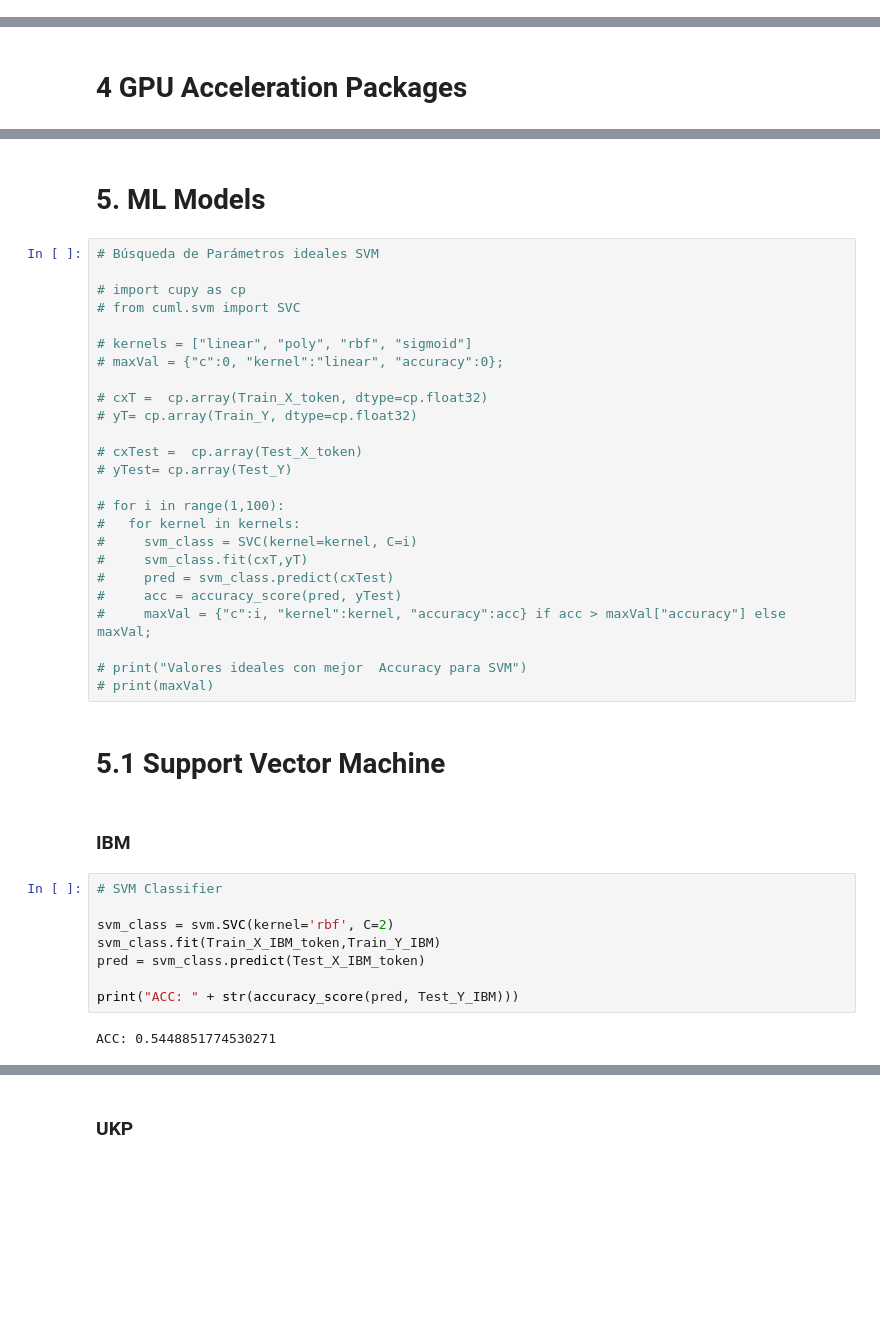
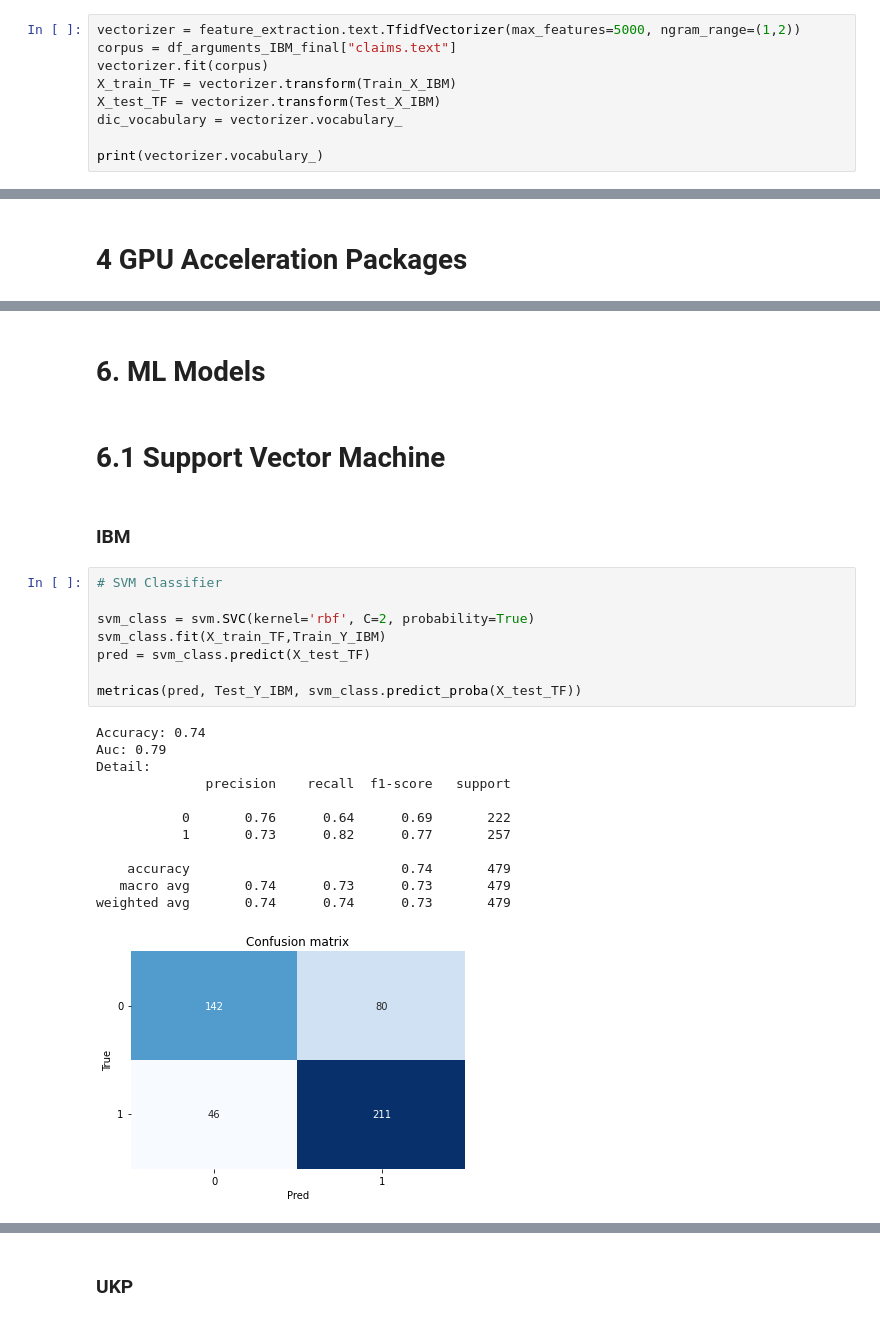
Before and after one commit to adrianoduque97/argument-minning, a Jupyter notebook: ArgumentMinning_TFM.ipynb, the cells around one changed output, grey strips where cells are left out. Saved outputs shown, nothing was run; the diff lists cells and outputs as text; blank space fills up the shorter version.

Commit message:
Metrisc and TFIDF

```diff
--- a/ArgumentMinning_TFM.ipynb
+++ b/ArgumentMinning_TFM.ipynb
@@ -369,0 +385,9 @@ Test_Y_UKP (719,)
+# %%
+vectorizer = feature_extraction.text.TfidfVectorizer(max_features=5000, ngram_range=(1,2))
+corpus = df_arguments_IBM_final["claims.text"]
+vectorizer.fit(corpus)
+X_train_TF = vectorizer.transform(Train_X_IBM)
+X_test_TF = vectorizer.transform(Test_X_IBM)
+dic_vocabulary = vectorizer.vocabulary_
+
+print(vectorizer.vocabulary_)
@@ -498,41 +541,27 @@ Copying /usr/local/lib/libgeos_c.so to /usr/lib/libgeos_c.so
 # %% [markdown]
-# 5. ML Models
+# 6. ML Models
-# %%
-# Búsqueda de Parámetros ideales SVM
-
-# import cupy as cp
-# from cuml.svm import SVC
-
-# kernels = ["linear", "poly", "rbf", "sigmoid"]
-# maxVal = {"c":0, "kernel":"linear", "accuracy":0};
-
-# cxT =  cp.array(Train_X_token, dtype=cp.float32)
-# yT= cp.array(Train_Y, dtype=cp.float32)
-
-# cxTest =  cp.array(Test_X_token)
-# yTest= cp.array(Test_Y)
-
-# for i in range(1,100):
-#   for kernel in kernels:
-#     svm_class = SVC(kernel=kernel, C=i)
-#     svm_class.fit(cxT,yT)
-#     pred = svm_class.predict(cxTest)
-#     acc = accuracy_score(pred, yTest)
-#     maxVal = {"c":i, "kernel":kernel, "accuracy":acc} if acc > maxVal["accuracy"] else maxVal;
-
-# print("Valores ideales con mejor  Accuracy para SVM")
-# print(maxVal)
 # %% [markdown]
-# 5.1 Support Vector Machine
+# 6.1 Support Vector Machine
 # %% [markdown]
 ### IBM
 # %%
 # SVM Classifier
 
-svm_class = svm.SVC(kernel='rbf', C=2)
-svm_class.fit(Train_X_IBM_token,Train_Y_IBM)
-pred = svm_class.predict(Test_X_IBM_token)
+svm_class = svm.SVC(kernel='rbf', C=2, probability=True)
+svm_class.fit(X_train_TF,Train_Y_IBM)
+pred = svm_class.predict(X_test_TF)
 
-print("ACC: " + str(accuracy_score(pred, Test_Y_IBM)))
+metricas(pred, Test_Y_IBM, svm_class.predict_proba(X_test_TF))
 # %% [output]
-ACC: 0.5448851774530271
+Accuracy: 0.74
+Auc: 0.79
+Detail:
+              precision    recall  f1-score   support
+
+           0       0.76      0.64      0.69       222
+           1       0.73      0.82      0.77       257
+
+    accuracy                           0.74       479
+   macro avg       0.74      0.73      0.73       479
+weighted avg       0.74      0.74      0.73       479
+[figure, added]
```
Also changed, not shown: parts of 33 cells of this notebook.
